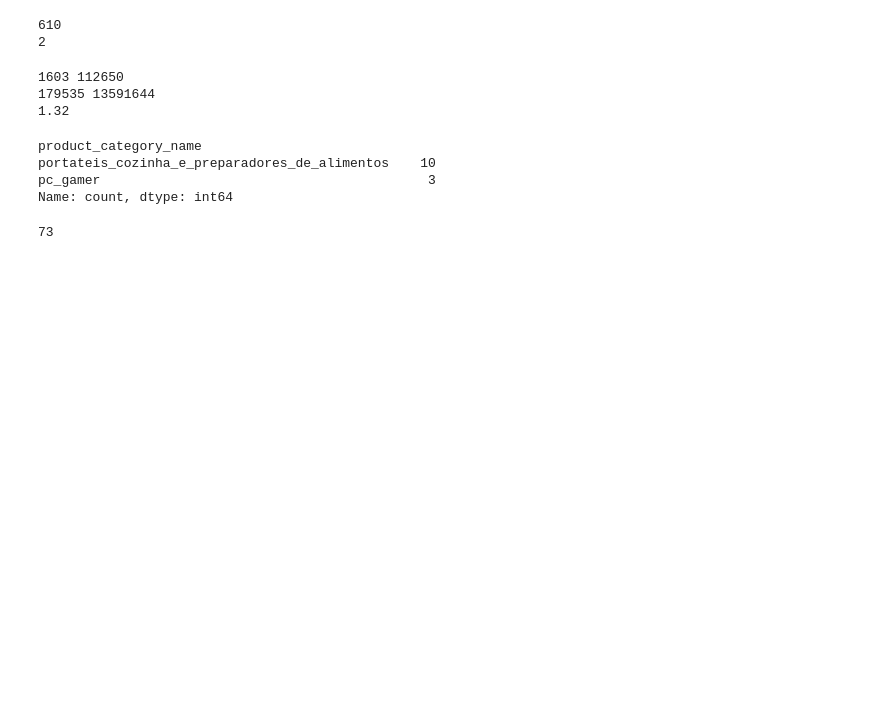
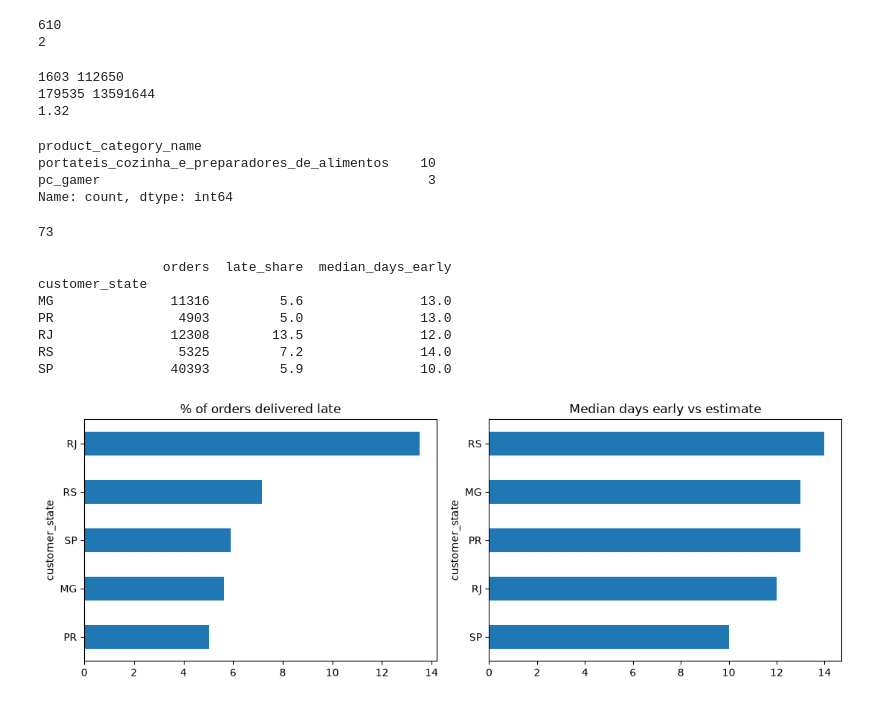
Before and after one commit to LubenPp/olist-ecommerce-analysis, a Jupyter notebook: Untitled.ipynb, the cells around one changed output. Saved outputs shown, nothing was run; the diff lists cells and outputs as text; code cells hidden in the pictures; blank space fills up the shorter version.

```diff
--- a/Untitled.ipynb
+++ b/Untitled.ipynb
@@ -475,3 +510,36 @@ translation = pd.concat([translation, extra], ignore_index=True)
 print(len(translation))
 # %% [output]
 73
+# %%
+s = orders.merge(customers[["customer_id", "customer_state"]], on="customer_id")
+s = s[s["order_status"] == "delivered"].dropna(subset=["order_delivered_customer_date"]).copy()
+s["order_delivered_customer_date"] = pd.to_datetime(s["order_delivered_customer_date"])
+s["order_estimated_delivery_date"] = pd.to_datetime(s["order_estimated_delivery_date"])
+s = s[(s["order_purchase_timestamp"] >= "2017-01-01") & (s["order_purchase_timestamp"] < "2018-09-01")]
+
+s["late"] = s["order_delivered_customer_date"] > s["order_estimated_delivery_date"]
+s["days_early"] = (s["order_estimated_delivery_date"] - s["order_delivered_customer_date"]).dt.days
+
+top5 = s["customer_state"].value_counts().head(5).index
+g = (
+    s[s["customer_state"].isin(top5)]
+    .groupby("customer_state")
+    .agg(orders=("order_id", "count"), late_share=("late", "mean"), median_days_early=("days_early", "median"))
+)
+g["late_share"] = g["late_share"] * 100
+print(g.round(1))
+
+fig, axes = plt.subplots(1, 2, figsize=(11, 4))
+g["late_share"].sort_values().plot(kind="barh", ax=axes[0], title="% of orders delivered late")
+g["median_days_early"].sort_values().plot(kind="barh", ax=axes[1], title="Median days early vs estimate")
+plt.tight_layout()
+plt.show()
+# %% [output]
+                orders  late_share  median_days_early
+customer_state
+MG               11316         5.6               13.0
+PR                4903         5.0               13.0
+RJ               12308        13.5               12.0
+RS                5325         7.2               14.0
+SP               40393         5.9               10.0
+[figure, added]
```
Also changed, not shown: parts of 2 cells of this notebook.
